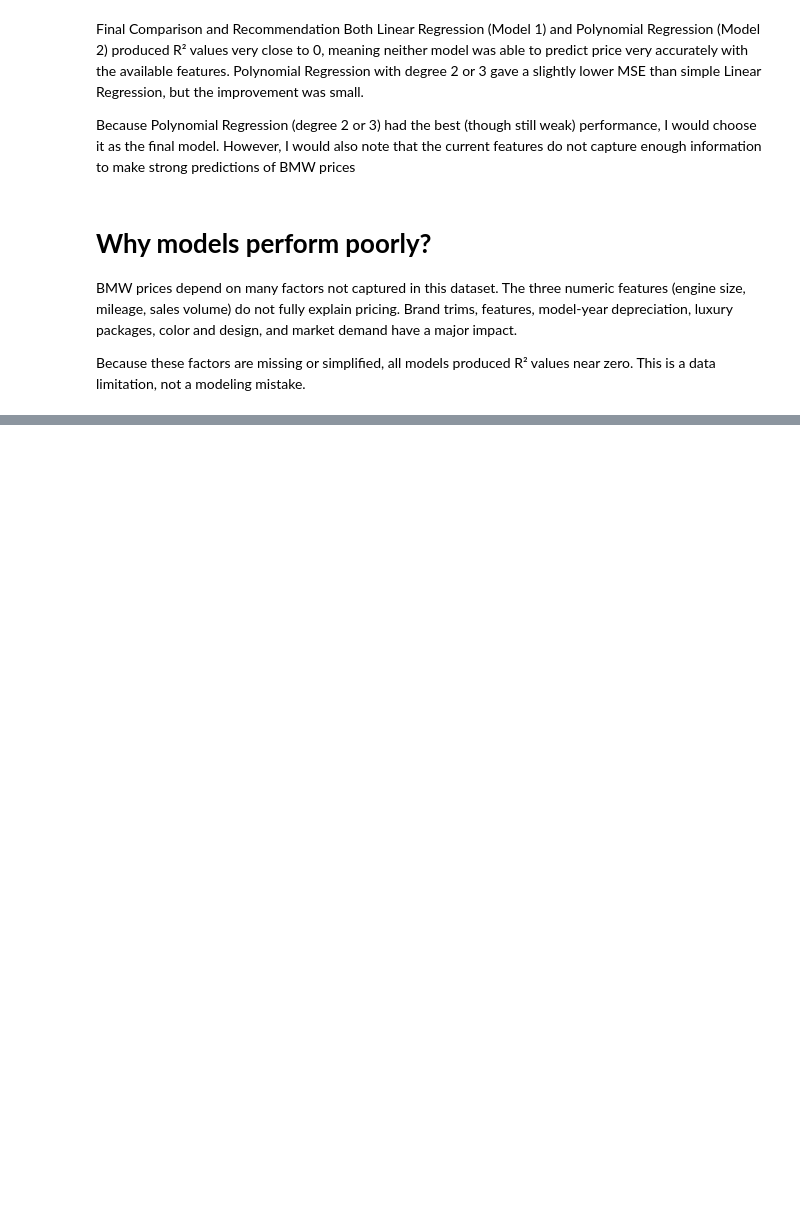
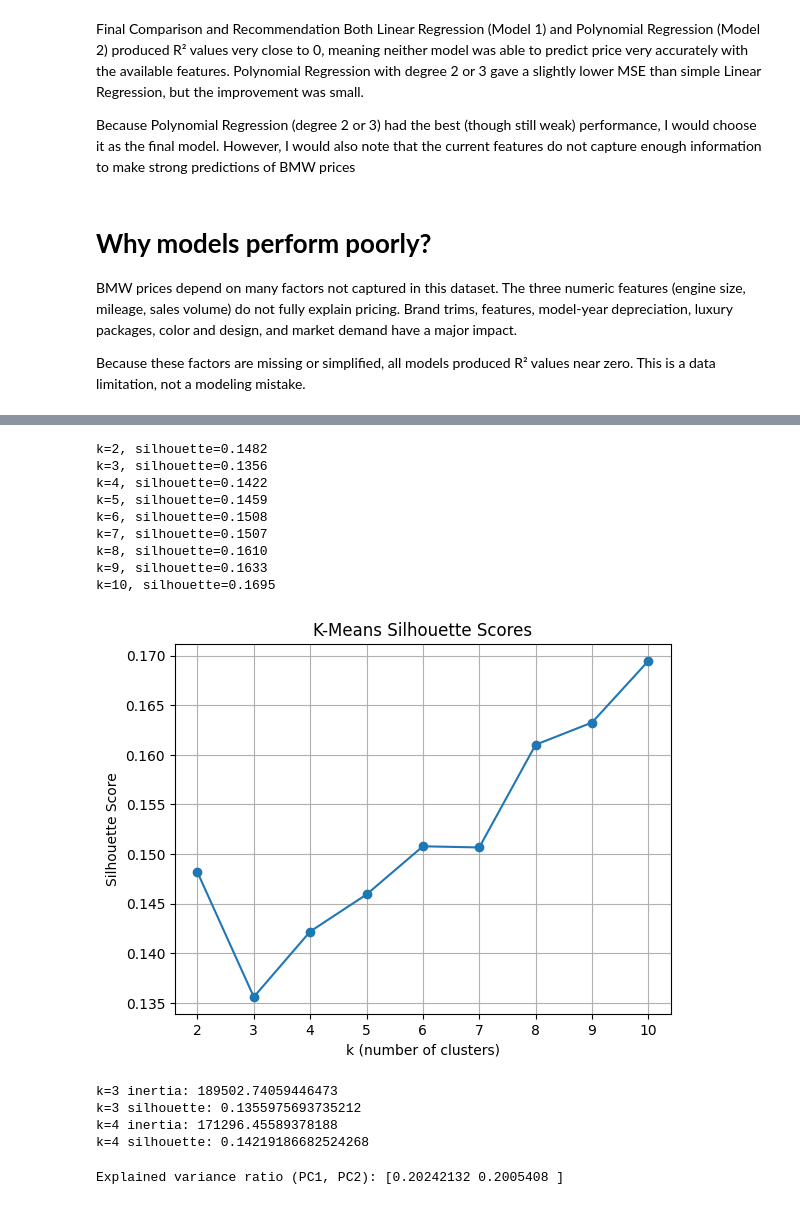
Before and after one commit to eliameti/BMW-Worldwide-Sales-Records-2010-2024-, a Jupyter notebook: BMW_Worldwide_Sales_Records_2010_2024.ipynb, the cells around one changed output, grey strips where cells are left out. Cells and saved outputs as stored; diff of their text form; code cells hidden in the pictures; blank space fills up the shorter version.

```diff
--- a/BMW_Worldwide_Sales_Records_2010_2024.ipynb
+++ b/BMW_Worldwide_Sales_Records_2010_2024.ipynb
@@ -540,0 +704,52 @@ This is a data limitation, not a modeling mistake.
+# %%
+# Silhouette scores for k=2..10
+sil_scores = []
+
+for k in k_values:
+    km = KMeans(n_clusters=k, random_state=42, n_init=10)
+    labels = km.fit_predict(X_scaled)
+    score = silhouette_score(X_scaled, labels)
+    sil_scores.append(score)
+    print(f"k={k}, silhouette={score:.4f}")
+
+plt.figure()
+plt.plot(list(k_values), sil_scores, marker='o')
+plt.title("K-Means Silhouette Scores")
+plt.xlabel("k (number of clusters)")
+plt.ylabel("Silhouette Score")
+plt.grid(True)
+plt.show()
+# %% [output]
+k=2, silhouette=0.1482
+k=3, silhouette=0.1356
+k=4, silhouette=0.1422
+k=5, silhouette=0.1459
+k=6, silhouette=0.1508
+k=7, silhouette=0.1507
+k=8, silhouette=0.1610
+k=9, silhouette=0.1633
+k=10, silhouette=0.1695
+[figure, added]
+# %%
+km3 = KMeans(n_clusters=3, random_state=42, n_init=10)
+labels3 = km3.fit_predict(X_scaled)
+print("k=3 inertia:", km3.inertia_)
+print("k=3 silhouette:", silhouette_score(X_scaled, labels3))
+
+km4 = KMeans(n_clusters=4, random_state=42, n_init=10)
+labels4 = km4.fit_predict(X_scaled)
+print("k=4 inertia:", km4.inertia_)
+print("k=4 silhouette:", silhouette_score(X_scaled, labels4))
+# %% [output]
+k=3 inertia: 189502.74059446473
+k=3 silhouette: 0.1355975693735212
+k=4 inertia: 171296.45589378188
+k=4 silhouette: 0.14219186682524268
+# %%
+#PCA 2D projection for visualization (PC1 vs PC2)
+pca2 = PCA(n_components=2)
+X_pca2 = pca2.fit_transform(X_scaled)
+
+print("Explained variance ratio (PC1, PC2):", pca2.explained_variance_ratio_)
+# %% [output]
+Explained variance ratio (PC1, PC2): [0.20242132 0.2005408 ]
```
Also changed, not shown: parts of 24 cells of this notebook.
